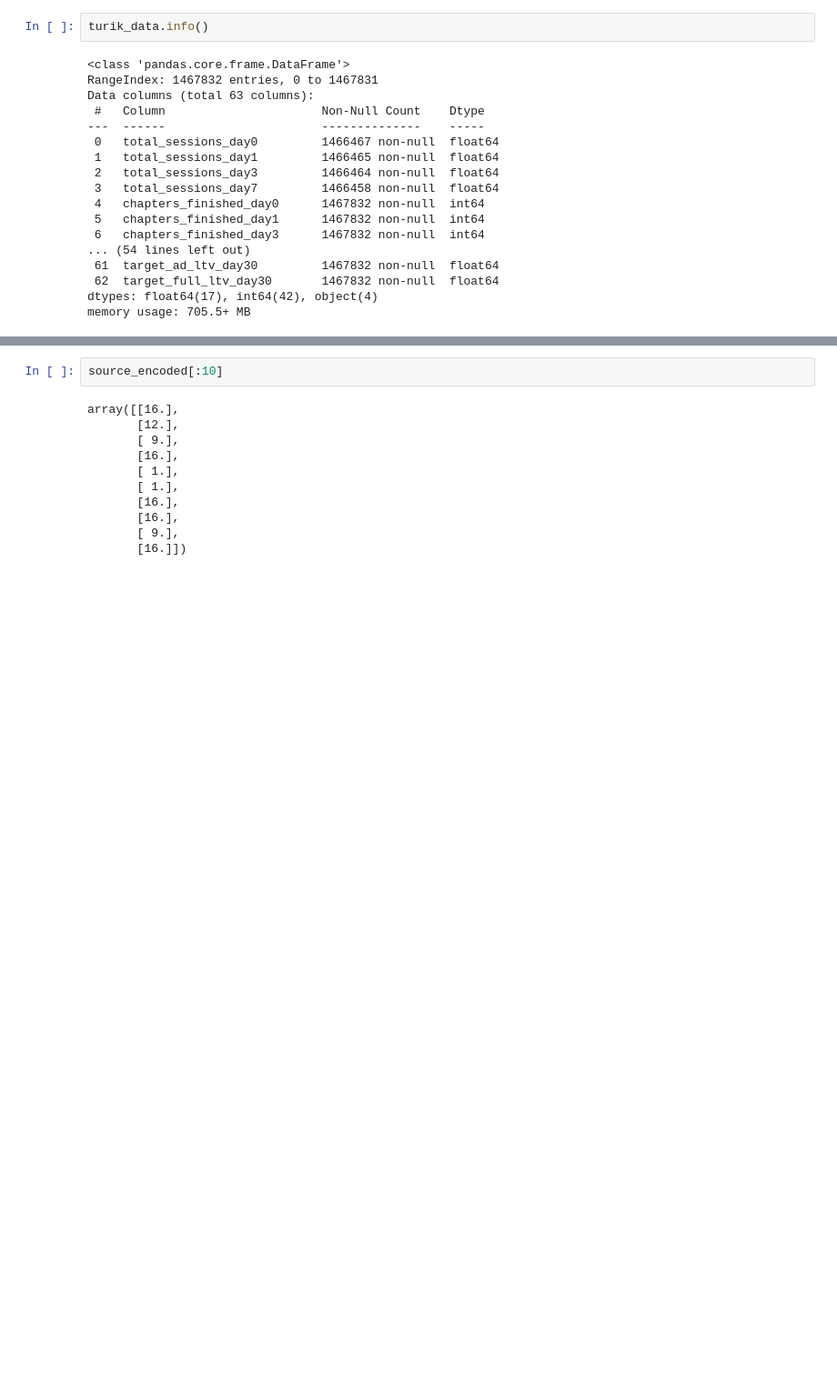
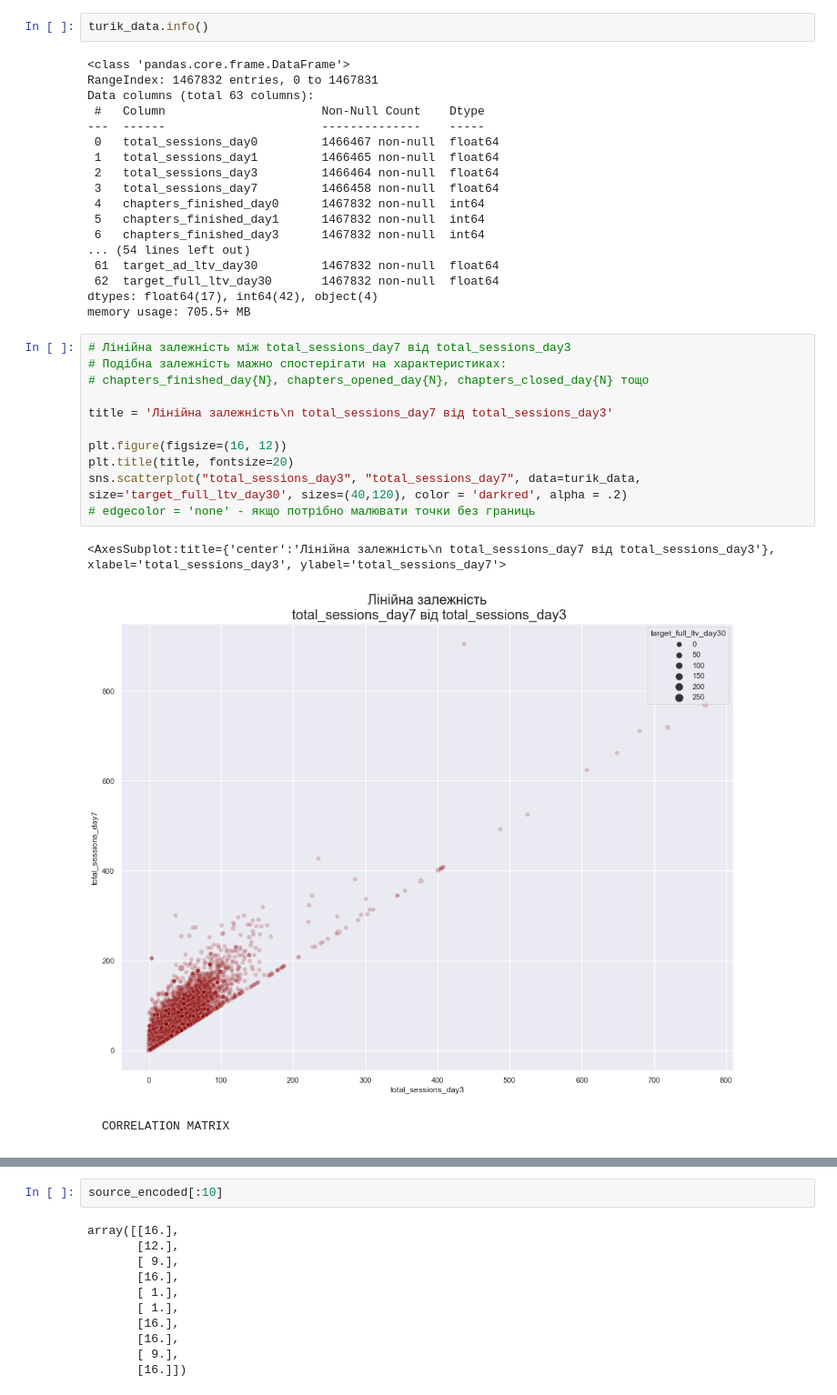
Before and after one commit to Yevgenialno/Game-Revenue-Forecast, a Jupyter notebook: TEST TASK TURIK.ipynb, the cells around one changed output, grey strips where cells are left out. Shown at 91% size. Drawn from its saved outputs; the diff is of its cells as text; blank space fills up the shorter version.

```diff
--- a/TEST TASK TURIK.ipynb
+++ b/TEST TASK TURIK.ipynb
@@ -173,3 +63,19 @@ Data columns (total 63 columns):
  62  target_full_ltv_day30       1467832 non-null  float64
 dtypes: float64(17), int64(42), object(4)
 memory usage: 705.5+ MB
+# %%
+# Лінійна залежність між total_sessions_day7 від total_sessions_day3
+# Подібна залежність мажно спостерігати на характеристиках:
+# chapters_finished_day{N}, chapters_opened_day{N}, chapters_closed_day{N} тощо
+
+title = 'Лінійна залежність\n total_sessions_day7 від total_sessions_day3'
+
+plt.figure(figsize=(16, 12))
+plt.title(title, fontsize=20)
+sns.scatterplot("total_sessions_day3", "total_sessions_day7", data=turik_data, size='target_full_ltv_day30', sizes=(40,120), color = 'darkred', alpha = .2)
+# edgecolor = 'none' - якщо потрібно малювати точки без границь
+# %% [output]
+<AxesSubplot:title={'center':'Лінійна залежність\n total_sessions_day7 від total_sessions_day3'}, xlabel='total_sessions_day3', ylabel='total_sessions_day7'>
+[figure, added]
+# %% [markdown]
+    CORRELATION MATRIX
```
Also changed, not shown: parts of 98 cells of this notebook.
